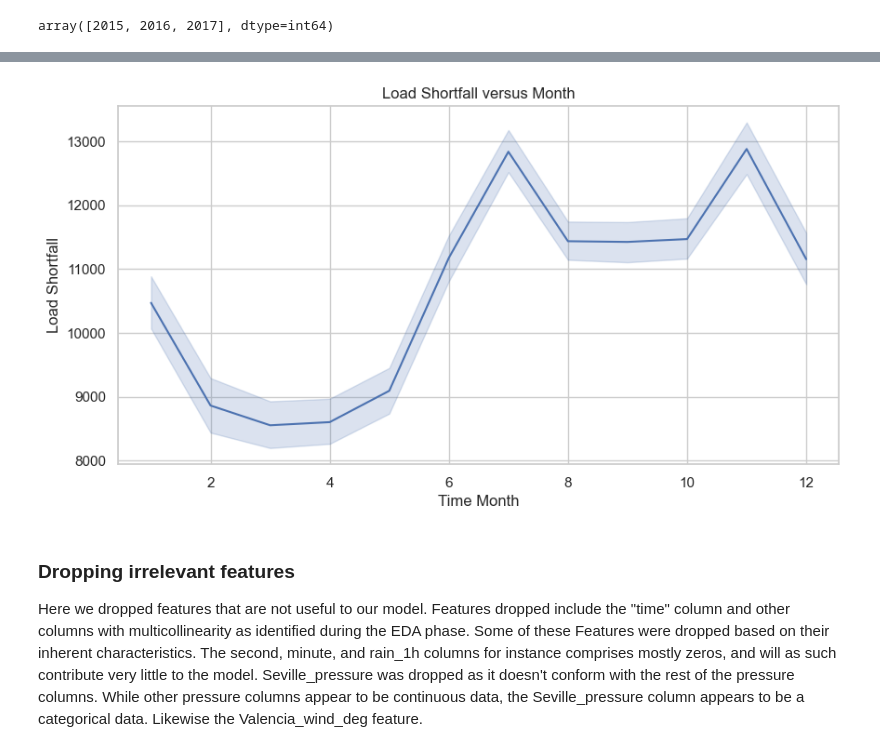
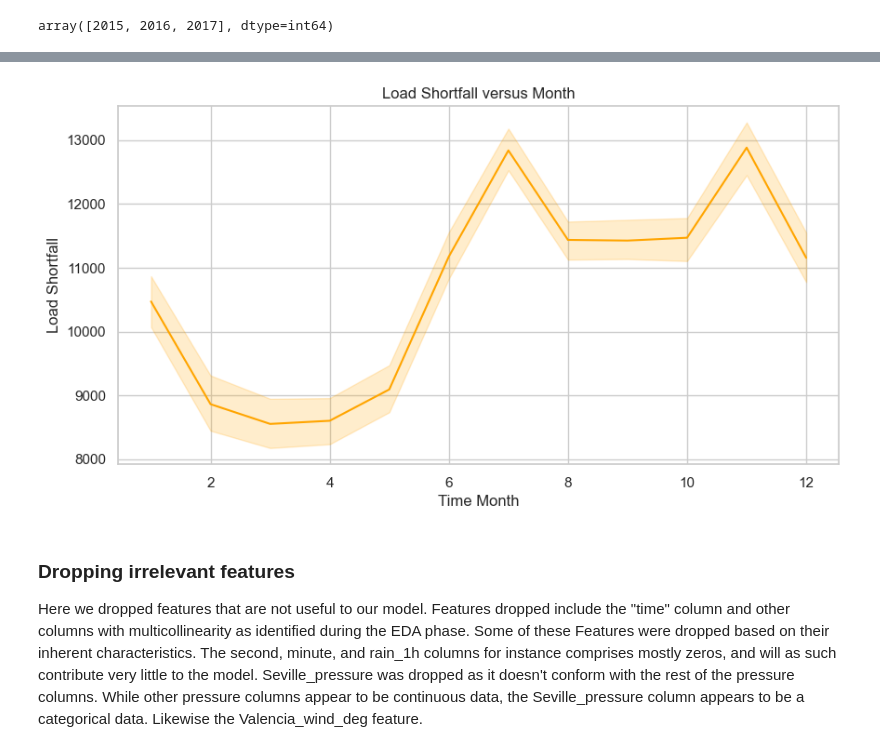
Before and after one commit to YinkaOlusola/Energy_Demand_Shortfall_Prediction-Advanced_Regression, a Jupyter notebook: project_notebook.ipynb, the cells around one changed output, grey strips where cells are left out. Saved outputs shown, nothing was run; the diff lists cells and outputs as text; code cells hidden in the pictures.

```diff
--- a/project_notebook.ipynb
+++ b/project_notebook.ipynb
@@ -577,10 +577,14 @@ It is rather intuitive to visualize the `load_shortfall` against `hour`, `Day`,
 # %%
 # Visualizing the load_shortfall as a function of hour
 
+print()
+
+plt.figure(figsize=(15, 4))
+
+sns.set_context('poster', font_scale=4)
 sns.set(style="whitegrid") # Style for the plot
-#plt.figure(figsize=(30, 20)) # Setting the figure size
 
-sns.lineplot(data=df_clean_train, x='hour', y='load_shortfall_3h')
+sns.lineplot(data=df_clean_train, x='hour', y='load_shortfall_3h', color='black')
 
 plt.title("Load Shortfall versus Hours")
 plt.xlabel("Time (3-Hourly)")
@@ -591,8 +599,10 @@ plt.show()
 # %%
 # Visualizing the load_shortfall as a function of hour
 
-sns.set(style="whitegrid") # Style for the plot
-#plt.figure(figsize=(30, 20)) # Setting the figure size
+plt.figure(figsize=(10, 4)) # Setting the figure size
+
+sns.set_context('poster', font_scale=4)
+sns.set(style="whitegrid")
 
 sns.lineplot(data=df_clean_train, x='Day', y='load_shortfall_3h')
 
@@ -605,17 +615,19 @@ plt.show()
 # %%
 # Visualizing the load_shortfall as a function of hour
 
-sns.set(style="whitegrid") # Style for the plot
 plt.figure(figsize=(10, 5)) # Setting the figure size
 
-sns.lineplot(data=df_clean_train, x='Month', y='load_shortfall_3h')
+sns.set_context('poster', font_scale=4)
+sns.set(style="whitegrid") # Style for the plot
+
+sns.lineplot(data=df_clean_train, x='Month', y='load_shortfall_3h', color='orange')
 
 plt.title("Load Shortfall versus Month")
 plt.xlabel("Time Month")
 plt.ylabel("Load Shortfall")
 plt.show()
 # %% [output]
-[figure, old version]
+[figure, new version]
 # %%
 # Madrid
 
```
Also changed, not shown: parts of 5 cells of this notebook.
